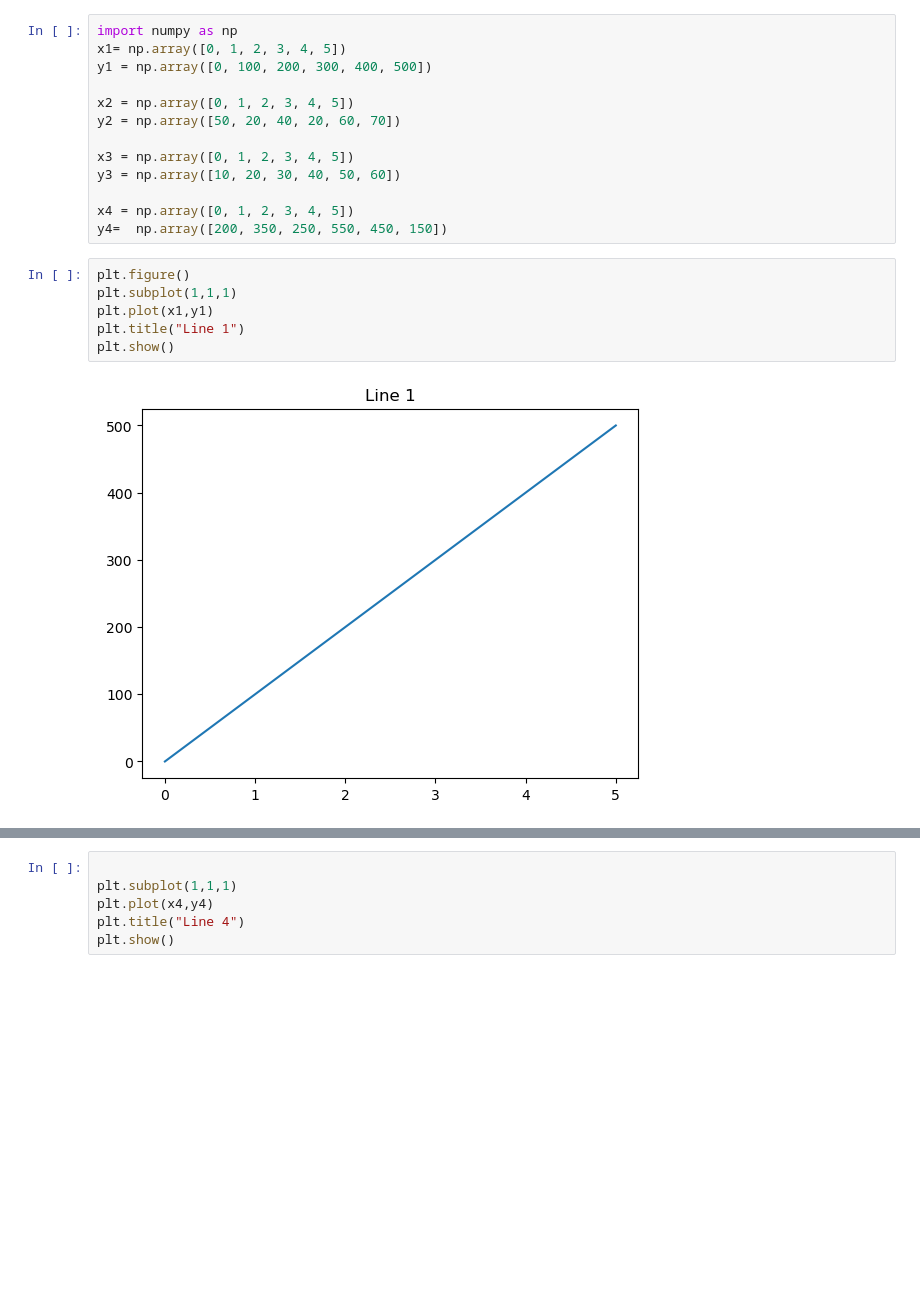
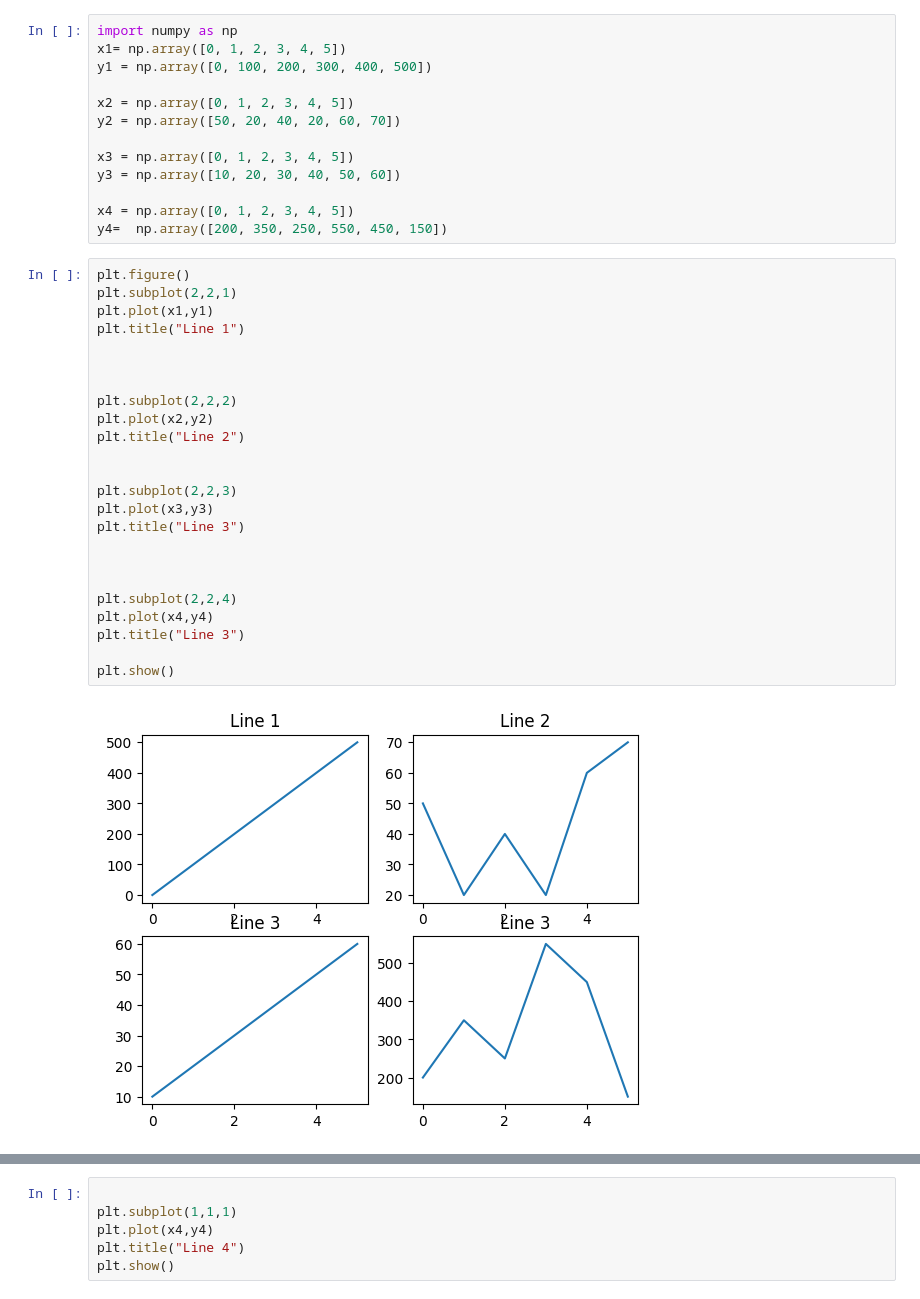
Before and after one commit to vikashdwivedi21/Assignment, a Jupyter notebook: matplotlib Assignment.ipynb, the cells around one changed output, grey strips where cells are left out. Drawn from its saved outputs; the diff is of its cells as text; blank space fills up the shorter version.

```diff
--- a/matplotlib Assignment.ipynb
+++ b/matplotlib Assignment.ipynb
@@ -47,9 +59,27 @@ x4 = np.array([0, 1, 2, 3, 4, 5])
 y4=  np.array([200, 350, 250, 550, 450, 150])
 # %%
 plt.figure()
-plt.subplot(1,1,1)
+plt.subplot(2,2,1)
 plt.plot(x1,y1)
 plt.title("Line 1")
+
+
+
+plt.subplot(2,2,2)
+plt.plot(x2,y2)
+plt.title("Line 2")
+
+
+plt.subplot(2,2,3)
+plt.plot(x3,y3)
+plt.title("Line 3")
+
+
+
+plt.subplot(2,2,4)
+plt.plot(x4,y4)
+plt.title("Line 3")
+
 plt.show()
 # %% [output]
-[figure, old version]
+[figure, new version]
```
Also changed, not shown: parts of 3 cells of this notebook.
